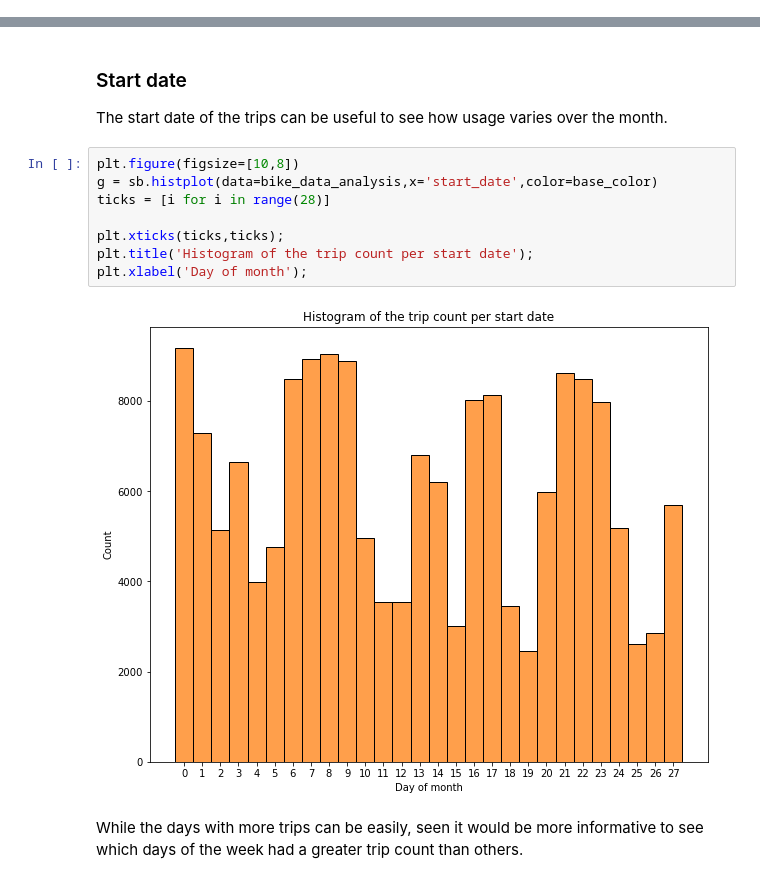
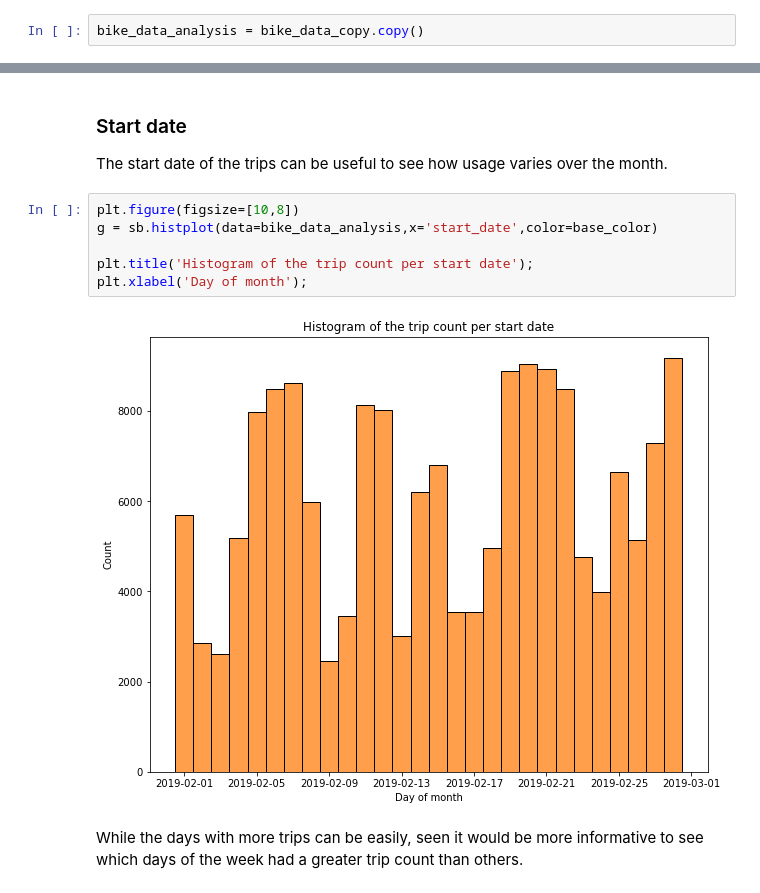
Before and after one commit to LukeConfait/udacity_data_analysis_projects, a Jupyter notebook: project_3/Part_I_exploration.ipynb, the cells around one changed output, grey strips where cells are left out. Cells and saved outputs as stored; diff of their text form.

```diff
--- a/project_3/Part_I_exploration.ipynb
+++ b/project_3/Part_I_exploration.ipynb
@@ -267,3 +265,5 @@ bike_data_analysis = pd.read_csv('FordGoBike_final.csv')
+# %%
+bike_data_analysis = bike_data_copy.copy()
 # %%
 week_order = ['Monday','Tuesday','Wednesday','Thursday','Friday','Saturday','Sunday']
 cat_type = pd.api.types.CategoricalDtype(week_order,ordered=True)
@@ -347,13 +348,11 @@ The start date of the trips can be useful to see how usage varies over the month
 # %%
 plt.figure(figsize=[10,8])
 g = sb.histplot(data=bike_data_analysis,x='start_date',color=base_color)
-ticks = [i for i in range(28)]
 
-plt.xticks(ticks,ticks);
 plt.title('Histogram of the trip count per start date');
 plt.xlabel('Day of month');
 # %% [output]
-[figure, old version]
+[figure, new version]
 # %% [markdown]
 While the days with more trips can be easily, seen it would be more informative to see which days of the week had a greater trip count than others.
 # %%
```
Also changed, not shown: parts of 18 cells of this notebook, 5 other files.
